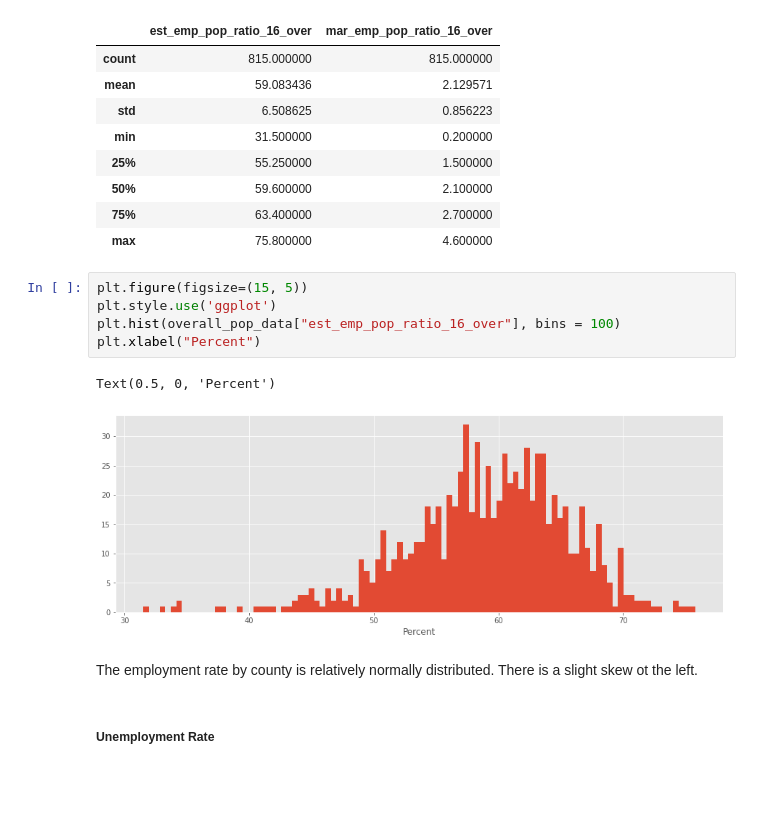
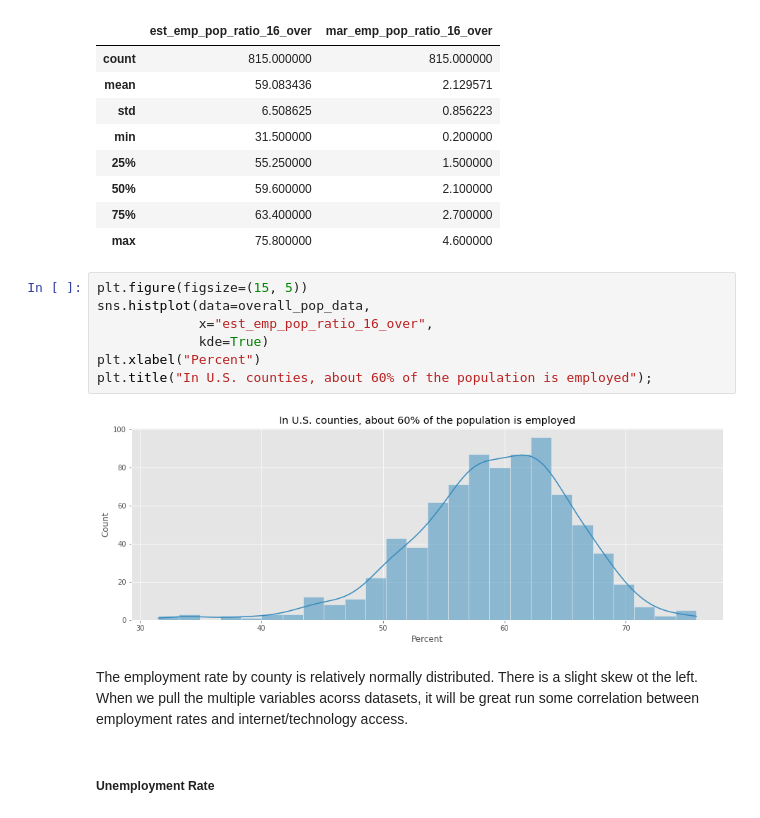
Before and after one commit to mosymns13/DS4A-Team13-Digital-Divide-Project, a Jupyter notebook: Employment and Income EDA.ipynb, the cells around one changed output. Drawn from its saved outputs; the diff is of its cells as text; blank space fills up the shorter version.

```diff
--- a/Employment and Income EDA.ipynb
+++ b/Employment and Income EDA.ipynb
@@ -176,16 +180,17 @@ overall_pop_data[["est_emp_pop_ratio_16_over","mar_emp_pop_ratio_16_over"]].desc
 | 50% | 59.600000 | 2.100000 |
 | 75% | 63.400000 | 2.700000 |
 | max | 75.800000 | 4.600000 |
-# %%
-plt.figure(figsize=(15, 5))
-plt.style.use('ggplot')
-plt.hist(overall_pop_data["est_emp_pop_ratio_16_over"], bins = 100)
-plt.xlabel("Percent")
-# %% [output]
-Text(0.5, 0, 'Percent')
-[figure, removed]
+# %%
+plt.figure(figsize=(15, 5))
+sns.histplot(data=overall_pop_data,
+             x="est_emp_pop_ratio_16_over",
+             kde=True)
+plt.xlabel("Percent")
+plt.title("In U.S. counties, about 60% of the population is employed");
+# %% [output]
+[figure, added]
 # %% [markdown]
-The employment rate by county is relatively normally distributed. There is a slight skew ot the left.
+The employment rate by county is relatively normally distributed. There is a slight skew ot the left. When we pull the multiple variables acorss datasets, it will be great run some correlation between employment rates and internet/technology access.
 # %% [markdown]
 ##### Unemployment Rate
 # %%
```
Also changed, not shown: parts of 23 cells of this notebook.
